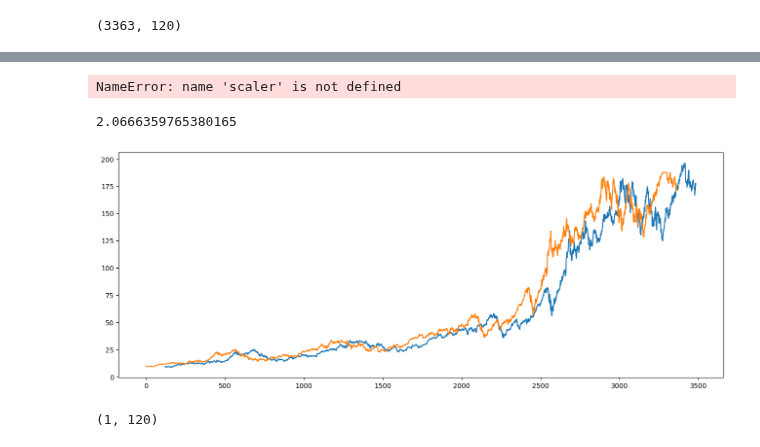
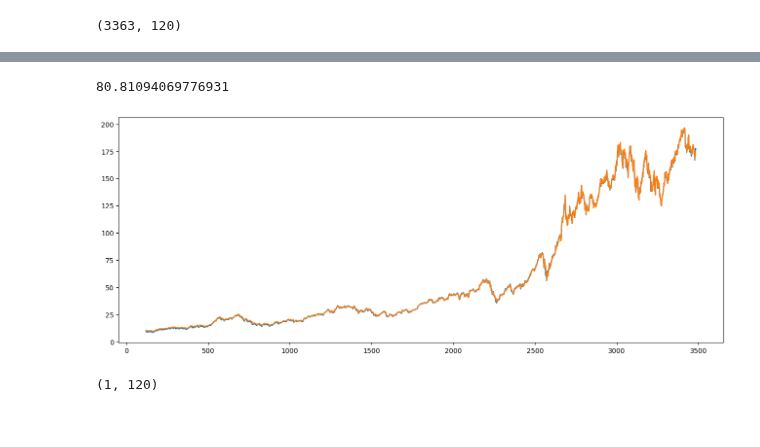
Before and after one commit to bainskarman/projects, a Jupyter notebook: Stock_predict/Notebook.ipynb, the cells around one changed output, grey strips where cells are left out. Saved outputs shown, nothing was run; the diff lists cells and outputs as text; code cells hidden in the pictures.

```diff
--- a/Stock_predict/Notebook.ipynb
+++ b/Stock_predict/Notebook.ipynb
@@ -91,6 +91,7 @@ df1
 3484 rows × 1 columns
 # %%
 from sklearn.preprocessing import MinMaxScaler
-scaler=MinMaxScaler(feature_range=(0,1)),df1==scaler.fit_transform(df1)
+scaler=MinMaxScaler(feature_range=(0,1))
+df1=scaler.fit_transform(df1)
 df1.shape
 # %% [output]
@@ -117,9 +123,9 @@ def split(dataset):
 	time_step=120
 	dataX, dataY = [], []
 	for i in range(len(dataset)-time_step-1):
-		a = dataset.iloc[i:(i+time_step), 0]   ###i=0, 0,1,2,3-----99   100
+		a = dataset[i:(i+time_step), 0]   ###i=0, 0,1,2,3-----99   100
 		dataX.append(a)
-		dataY.append(dataset.iloc[i + time_step, 0])
+		dataY.append(dataset[i + time_step, 0])
 	return np.array(dataX), np.array(dataY)
 # %%
 X_train,y_train=split(df1)
@@ -181,24 +187,22 @@ train_predict=model.predict(X_train)
 # %%
 train_predict=scaler.inverse_transform(train_predict)
-# %% [output]
-NameError: name 'scaler' is not defined
 # %%
 import math
 from sklearn.metrics import mean_squared_error
 math.sqrt(mean_squared_error(y_train,train_predict))
 # %% [output]
-2.0666359765380165
+80.81094069776931
 # %%
 look_back=120
-trainPredictPlot = np.empty_like(df1)
+trainPredictPlot = np.empty_like(df[['Close']])
 trainPredictPlot[:, :] = np.nan
 trainPredictPlot[look_back:len(train_predict)+look_back, :] = train_predict
 plt.figure(figsize=(16,6))
-plt.plot(df1[120:])
-plt.plot(trainPredictPlot[120:])
+plt.plot(df[['Close']][120:])
+plt.plot(trainPredictPlot)
 plt.show()
 # %% [output]
-[figure, old version]
+[figure, new version]
 # %%
 x_input=np.array(df1[-120:]).reshape(1,-1)
 # %%
```
Also changed, not shown: parts of 14 cells of this notebook, 6 other files.
